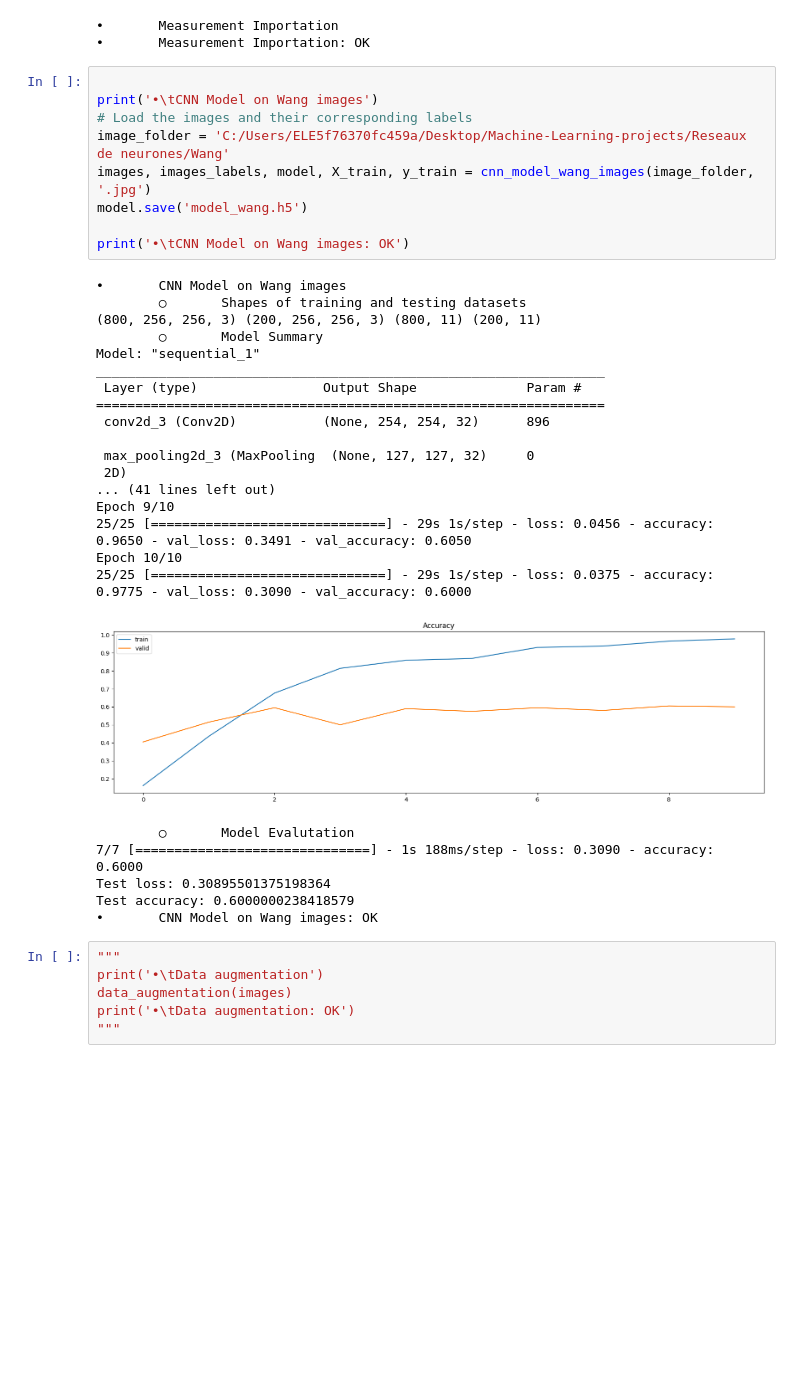
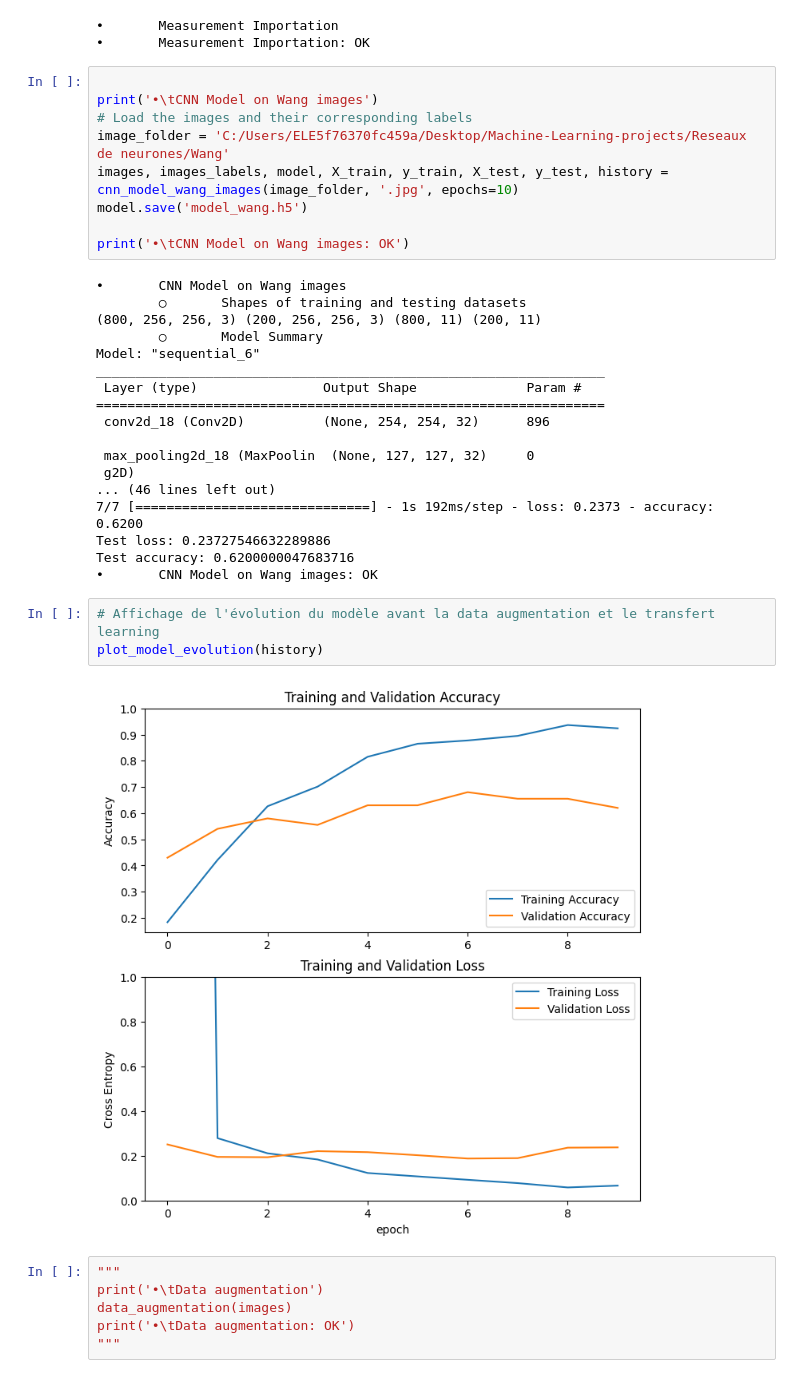
Before and after one commit to AlexisGuillotin/Machine-Learning-projects, a Jupyter notebook: Reseaux de neurones/reseaux_de_neuronnes.ipynb, the cells around one changed output. Saved outputs shown, nothing was run; the diff lists cells and outputs as text; blank space fills up the shorter version.

Commit message:
CMB|20230316|Training and Validation Accuracy

```diff
--- a/Reseaux de neurones/reseaux_de_neuronnes.ipynb
+++ b/Reseaux de neurones/reseaux_de_neuronnes.ipynb
@@ -204,7 +245,7 @@ print('•\tMeasurement Importation: OK')
 print('•\tCNN Model on Wang images')
 # Load the images and their corresponding labels
 image_folder = 'C:/Users/ELE5f76370fc459a/Desktop/Machine-Learning-projects/Reseaux de neurones/Wang'
-images, images_labels, model, X_train, y_train = cnn_model_wang_images(image_folder, '.jpg')
+images, images_labels, model, X_train, y_train, X_test, y_test, history = cnn_model_wang_images(image_folder, '.jpg', epochs=10)
 model.save('model_wang.h5')
 
 print('•\tCNN Model on Wang images: OK')
@@ -213,25 +254,24 @@ print('•\tCNN Model on Wang images: OK')
         ○       Shapes of training and testing datasets
 (800, 256, 256, 3) (200, 256, 256, 3) (800, 11) (200, 11)
         ○       Model Summary
-Model: "sequential_1"
+Model: "sequential_6"
 _________________________________________________________________
  Layer (type)                Output Shape              Param #
 =================================================================
- conv2d_3 (Conv2D)           (None, 254, 254, 32)      896
+ conv2d_18 (Conv2D)          (None, 254, 254, 32)      896
 
- max_pooling2d_3 (MaxPooling  (None, 127, 127, 32)     0
- 2D)
-... (41 lines left out)
-Epoch 9/10
-25/25 [==============================] - 29s 1s/step - loss: 0.0456 - accuracy: 0.9650 - val_loss: 0.3491 - val_accuracy: 0.6050
-Epoch 10/10
-25/25 [==============================] - 29s 1s/step - loss: 0.0375 - accuracy: 0.9775 - val_loss: 0.3090 - val_accuracy: 0.6000
+ max_pooling2d_18 (MaxPoolin  (None, 127, 127, 32)     0
+ g2D)
+... (46 lines left out)
+7/7 [==============================] - 1s 192ms/step - loss: 0.2373 - accuracy: 0.6200
+Test loss: 0.23727546632289886
+Test accuracy: 0.6200000047683716
+•       CNN Model on Wang images: OK
-[figure, removed]
-        ○       Model Evalutation
-7/7 [==============================] - 1s 188ms/step - loss: 0.3090 - accuracy: 0.6000
-Test loss: 0.30895501375198364
-Test accuracy: 0.6000000238418579
-•       CNN Model on Wang images: OK
+# %%
+# Affichage de l'évolution du modèle avant la data augmentation et le transfert learning
+plot_model_evolution(history)
+# %% [output]
+[figure, added]
 # %%
 """
 print('•\tData augmentation')
```
Also changed, not shown: parts of 5 cells of this notebook.
